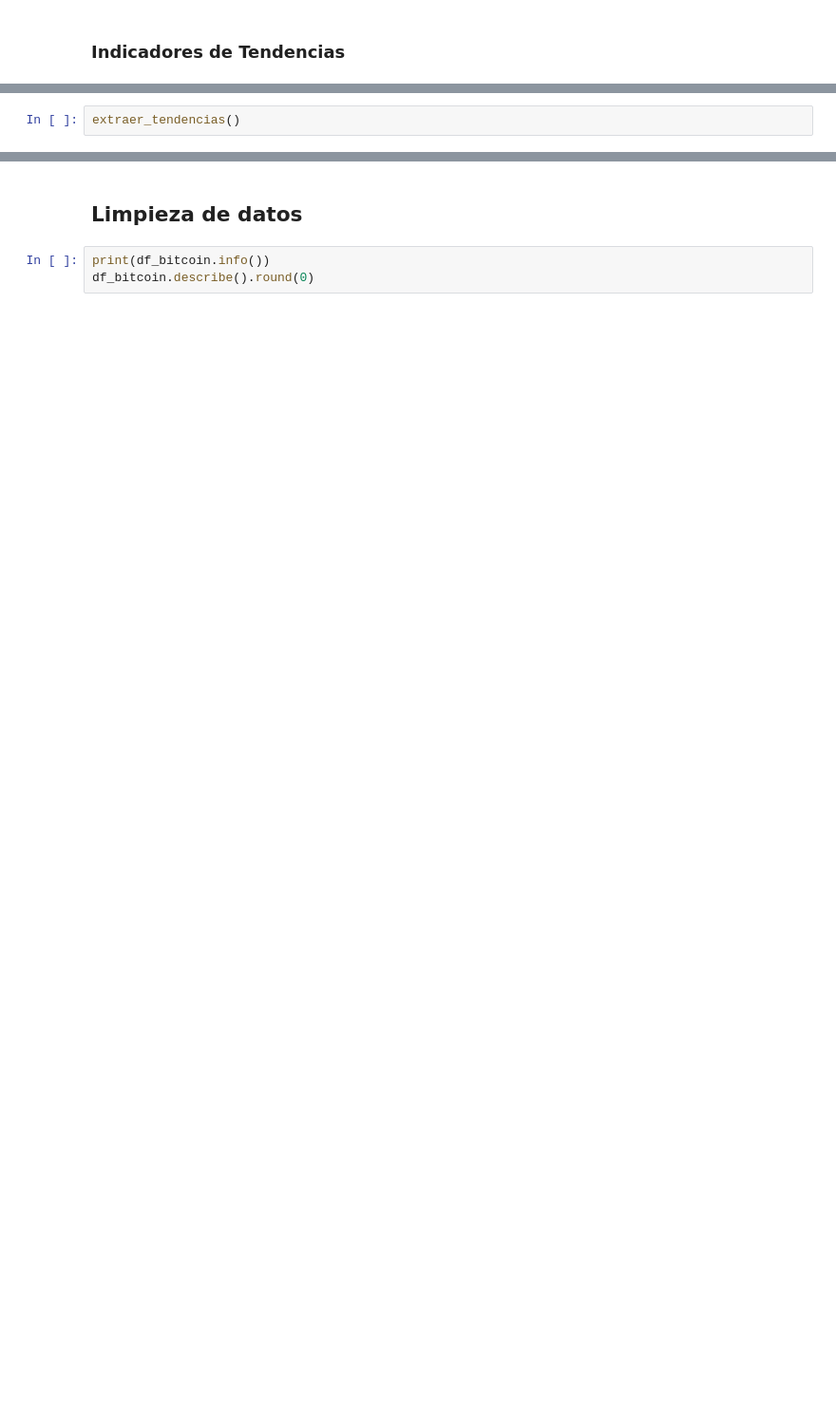
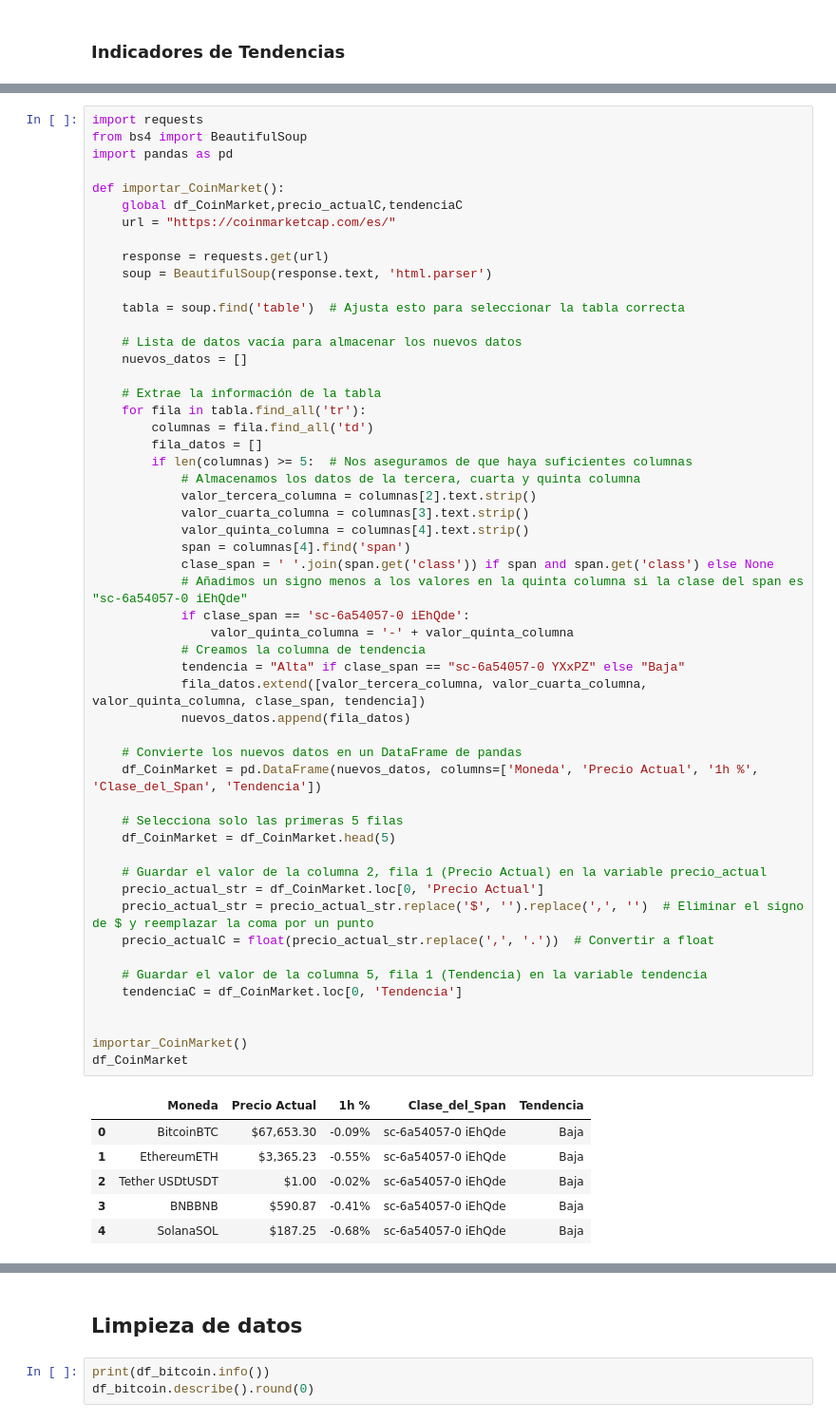
Before and after one commit to DanielAlvaradejo/challengeLatam-data-science-robot-trading, a Jupyter notebook: Challenge.ipynb, the cells around one changed output, grey strips where cells are left out. Shown at 95% size. Drawn from its saved outputs; the diff is of its cells as text; blank space fills up the shorter version.

```diff
--- a/Challenge.ipynb
+++ b/Challenge.ipynb
@@ -91,2 +48,60 @@ def extraer_tendencias():
-# %%
-extraer_tendencias()
+# %%
+import requests
+from bs4 import BeautifulSoup
+import pandas as pd
+
+def importar_CoinMarket():
+    global df_CoinMarket,precio_actualC,tendenciaC
+    url = "https://coinmarketcap.com/es/"
+
+    response = requests.get(url)
+    soup = BeautifulSoup(response.text, 'html.parser')
+
+    tabla = soup.find('table')  # Ajusta esto para seleccionar la tabla correcta
+
+    # Lista de datos vacía para almacenar los nuevos datos
+    nuevos_datos = []
+
+    # Extrae la información de la tabla
+    for fila in tabla.find_all('tr'):
+        columnas = fila.find_all('td')
+        fila_datos = []
+        if len(columnas) >= 5:  # Nos aseguramos de que haya suficientes columnas
+            # Almacenamos los datos de la tercera, cuarta y quinta columna
+            valor_tercera_columna = columnas[2].text.strip()
+            valor_cuarta_columna = columnas[3].text.strip()
+            valor_quinta_columna = columnas[4].text.strip()
+            span = columnas[4].find('span')
+            clase_span = ' '.join(span.get('class')) if span and span.get('class') else None
+            # Añadimos un signo menos a los valores en la quinta columna si la clase del span es "sc-6a54057-0 iEhQde"
+            if clase_span == 'sc-6a54057-0 iEhQde':
+                valor_quinta_columna = '-' + valor_quinta_columna
+            # Creamos la columna de tendencia
+            tendencia = "Alta" if clase_span == "sc-6a54057-0 YXxPZ" else "Baja"
+            fila_datos.extend([valor_tercera_columna, valor_cuarta_columna, valor_quinta_columna, clase_span, tendencia])
+            nuevos_datos.append(fila_datos)
+
+    # Convierte los nuevos datos en un DataFrame de pandas
+    df_CoinMarket = pd.DataFrame(nuevos_datos, columns=['Moneda', 'Precio Actual', '1h %', 'Clase_del_Span', 'Tendencia'])
+
+    # Selecciona solo las primeras 5 filas
+    df_CoinMarket = df_CoinMarket.head(5)
+
+    # Guardar el valor de la columna 2, fila 1 (Precio Actual) en la variable precio_actual
+    precio_actual_str = df_CoinMarket.loc[0, 'Precio Actual']
+    precio_actual_str = precio_actual_str.replace('$', '').replace(',', '')  # Eliminar el signo de $ y reemplazar la coma por un punto
+    precio_actualC = float(precio_actual_str.replace(',', '.'))  # Convertir a float
+
+    # Guardar el valor de la columna 5, fila 1 (Tendencia) en la variable tendencia
+    tendenciaC = df_CoinMarket.loc[0, 'Tendencia']
+
+
+importar_CoinMarket()
+df_CoinMarket
+# %% [output]
+|  | Moneda | Precio Actual | 1h % | Clase_del_Span | Tendencia |
+| 0 | BitcoinBTC | $67,653.30 | -0.09% | sc-6a54057-0 iEhQde | Baja |
+| 1 | EthereumETH | $3,365.23 | -0.55% | sc-6a54057-0 iEhQde | Baja |
+| 2 | Tether USDtUSDT | $1.00 | -0.02% | sc-6a54057-0 iEhQde | Baja |
+| 3 | BNBBNB | $590.87 | -0.41% | sc-6a54057-0 iEhQde | Baja |
+| 4 | SolanaSOL | $187.25 | -0.68% | sc-6a54057-0 iEhQde | Baja |
```
Also changed, not shown: parts of 28 cells of this notebook.
